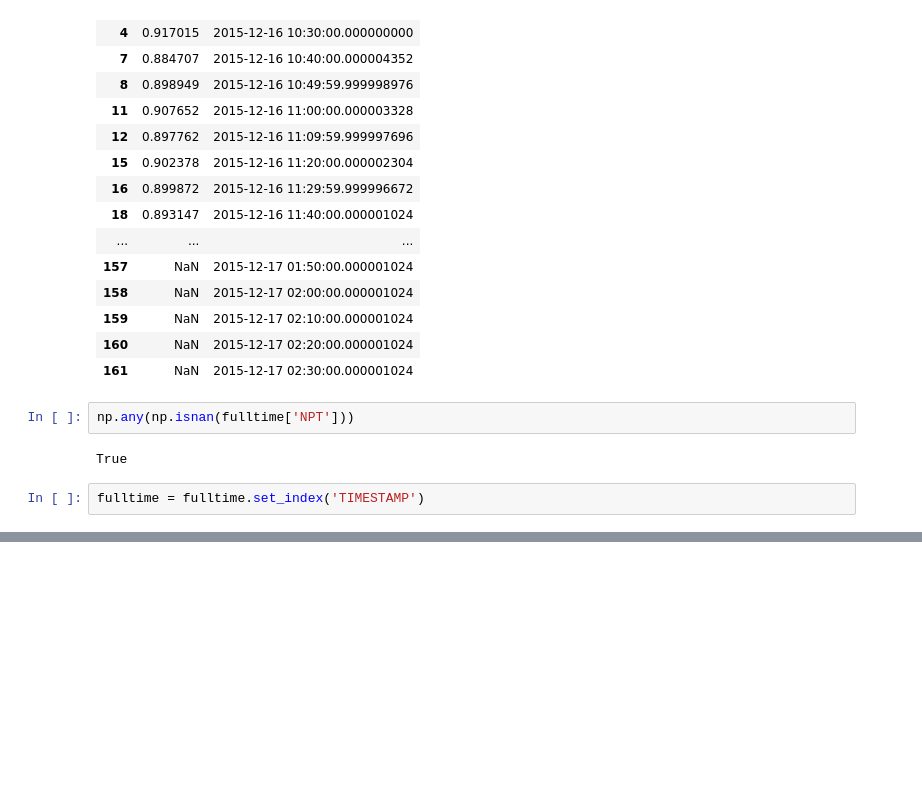
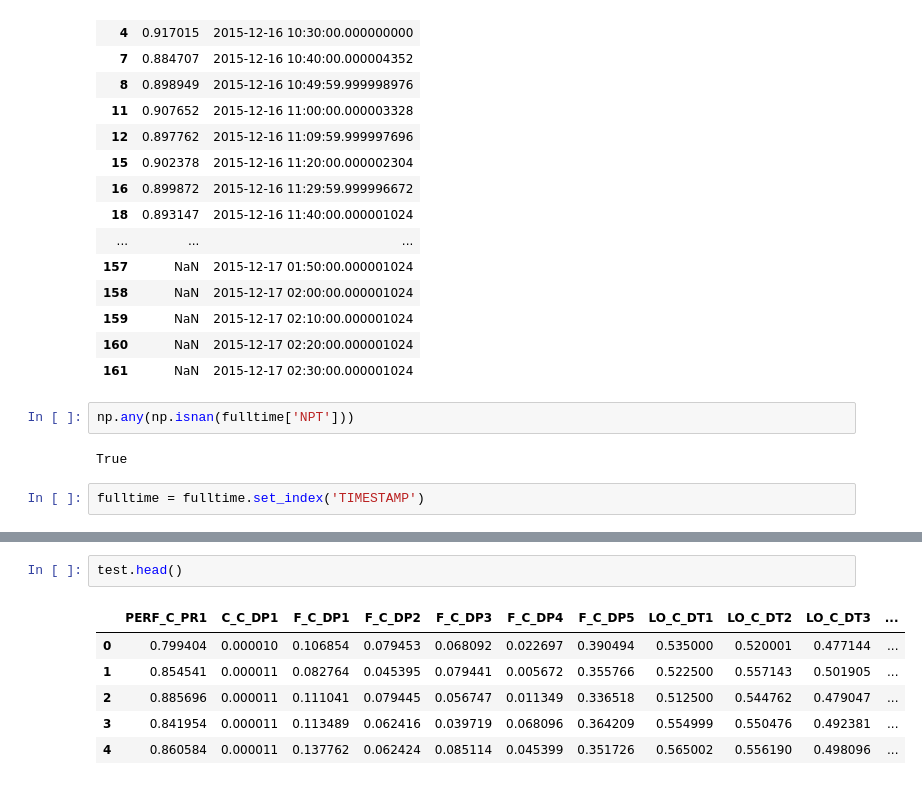
Before and after one commit to j-goldsmith/TurbineTimeSeries.EDA, a Jupyter notebook: eda/Gap analysis.ipynb, the cells around one changed output, grey strips where cells are left out. Cells and saved outputs as stored; diff of their text form; blank space fills up the shorter version.

```diff
--- a/eda/Gap analysis.ipynb
+++ b/eda/Gap analysis.ipynb
@@ -299,0 +221,9 @@ dfcopy.head(10)
+# %%
+test.head()
+# %% [output]
+|  | PERF_C_PR1 | C_C_DP1 | F_C_DP1 | F_C_DP2 | F_C_DP3 | F_C_DP4 | F_C_DP5 | LO_C_DT1 | LO_C_DT2 | LO_C_DT3 | ... |
+| 0 | 0.799404 | 0.000010 | 0.106854 | 0.079453 | 0.068092 | 0.022697 | 0.390494 | 0.535000 | 0.520001 | 0.477144 | ... |
+| 1 | 0.854541 | 0.000011 | 0.082764 | 0.045395 | 0.079441 | 0.005672 | 0.355766 | 0.522500 | 0.557143 | 0.501905 | ... |
+| 2 | 0.885696 | 0.000011 | 0.111041 | 0.079445 | 0.056747 | 0.011349 | 0.336518 | 0.512500 | 0.544762 | 0.479047 | ... |
+| 3 | 0.841954 | 0.000011 | 0.113489 | 0.062416 | 0.039719 | 0.068096 | 0.364209 | 0.554999 | 0.550476 | 0.492381 | ... |
+| 4 | 0.860584 | 0.000011 | 0.137762 | 0.062424 | 0.085114 | 0.045399 | 0.351726 | 0.565002 | 0.556190 | 0.498096 | ... |
```
Also changed, not shown: parts of 17 cells of this notebook.
